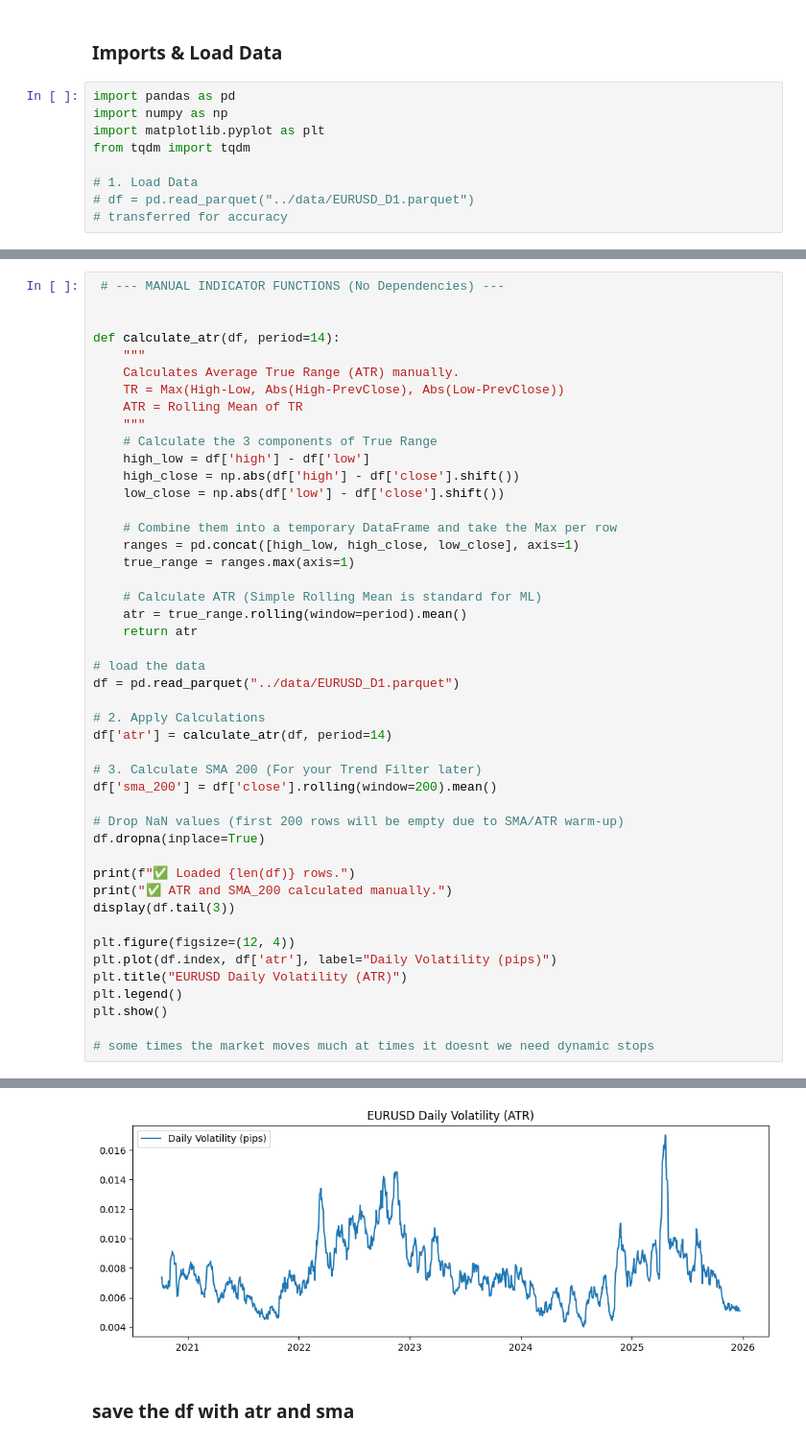
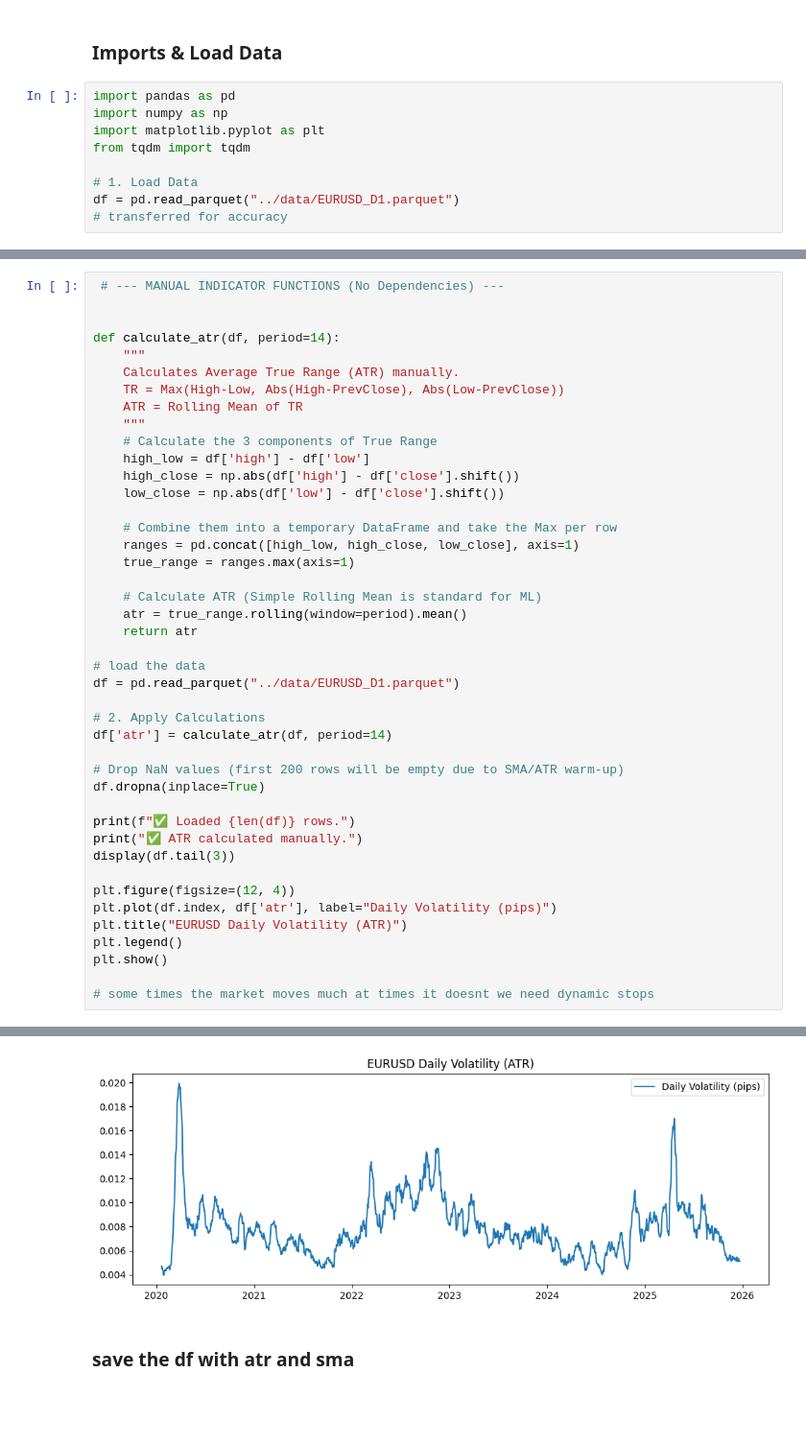
Before and after one commit to HendrichMugisha/project_autotrade, a Jupyter notebook: notebooks/02_Labeling_TripleBarrier.ipynb, the cells around one changed output, grey strips where cells are left out. Shown at 96% size. Saved outputs shown, nothing was run; the diff lists cells and outputs as text; blank space fills up the shorter version.

```diff
--- a/notebooks/02_Labeling_TripleBarrier.ipynb
+++ b/notebooks/02_Labeling_TripleBarrier.ipynb
@@ -7,6 +7,6 @@ import matplotlib.pyplot as plt
 from tqdm import tqdm
 
 # 1. Load Data
-# df = pd.read_parquet("../data/EURUSD_D1.parquet")
+df = pd.read_parquet("../data/EURUSD_D1.parquet")
 # transferred for accuracy
 # %% [markdown]
@@ -40,14 +40,11 @@ df = pd.read_parquet("../data/EURUSD_D1.parquet")
 # 2. Apply Calculations
 df['atr'] = calculate_atr(df, period=14)
 
-# 3. Calculate SMA 200 (For your Trend Filter later)
-df['sma_200'] = df['close'].rolling(window=200).mean()
-
 # Drop NaN values (first 200 rows will be empty due to SMA/ATR warm-up)
 df.dropna(inplace=True)
 
 print(f"✅ Loaded {len(df)} rows.")
-print("✅ ATR and SMA_200 calculated manually.")
+print("✅ ATR calculated manually.")
 display(df.tail(3))
 
 plt.figure(figsize=(12, 4))
@@ -68,4 +65,4 @@ plt.show()
-[figure, old version]
+[figure, new version]
 # %% [markdown]
 ### save the df with atr and sma
 # %%
```
Also changed, not shown: parts of 7 cells of this notebook, 2 other files.
